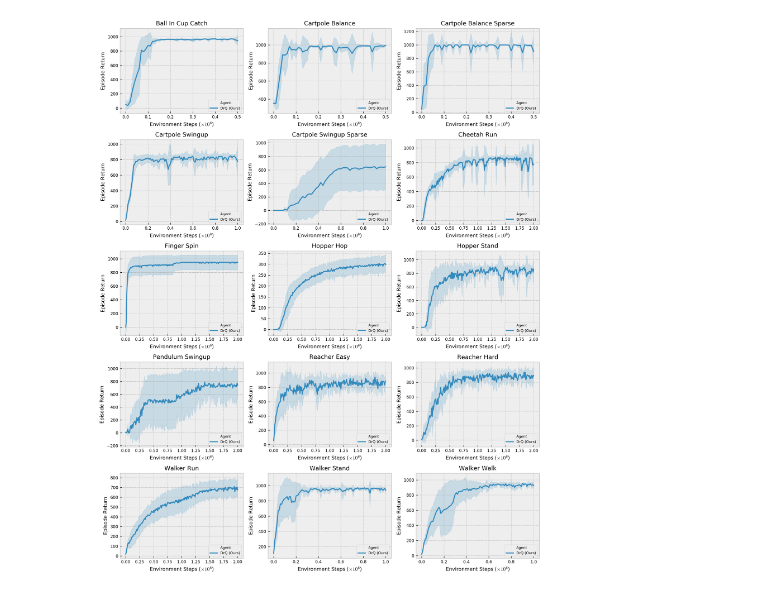
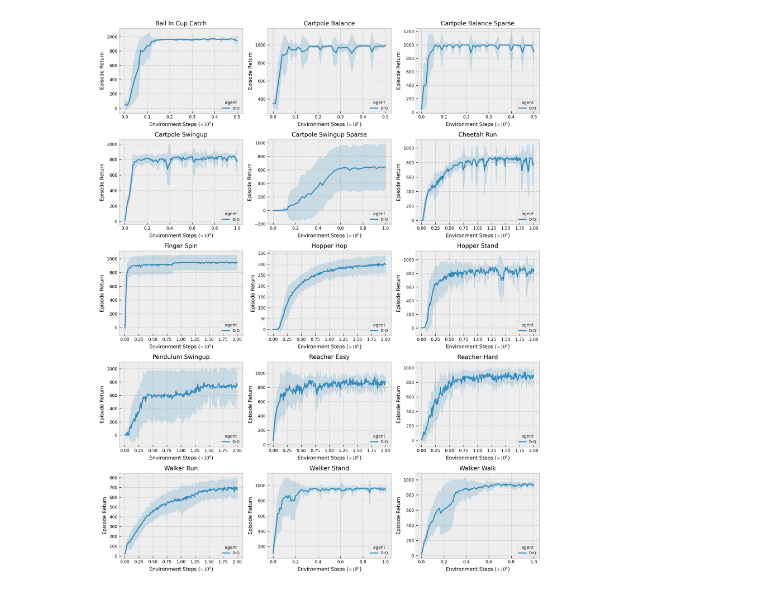
Before and after one commit to denisyarats/drq, a Jupyter notebook: data/dmc_dreamer_bench.ipynb, the cells around one changed output. Drawn from its saved outputs; the diff is of its cells as text; code cells hidden in the pictures.

```diff
--- a/data/dmc_dreamer_bench.ipynb
+++ b/data/dmc_dreamer_bench.ipynb
@@ -24,24 +24,7 @@ plt.rcParams['figure.facecolor'] = '#FFFFFF'
 # %%
 df = pd.read_csv('dmc_dreamer_bench.csv')
 # %%
-envs = sorted([
-    'cartpole_balance',
-    'cartpole_balance_sparse',
-    'cartpole_swingup',
-    'cartpole_swingup_sparse',
-    'cheetah_run',
-    'ball_in_cup_catch',
-    'finger_spin',
-    'hopper_hop',
-    'hopper_stand',
-    'pendulum_swingup',
-    'reacher_easy',
-    'reacher_hard',
-    'walker_run',
-    'walker_stand',
-    'walker_walk',
-])
-
+envs = sorted(df['env'].unique())
 
 env_names = dict()
 for env in envs:
@@ -65,33 +48,33 @@ cutoff = {
     'walker_stand': 1000,
     'walker_walk': 1000
 }
 
 
 
 ncol = 3
 nrow = (len(envs) + ncol - 1) // ncol
 
 fig, axs = plt.subplots(nrow, ncol, figsize=(4 * ncol, 3 * nrow))
 
-df['true_step'] = df['episode'] / 1000.
+df['scaled_step'] = df['step'] / 1000000.
 
 
 for idx, env in enumerate(envs):
     data = df[df['env'] == env]
     data = data[data['episode'] <= cutoff[env]]
     row = idx // ncol
     col = idx % ncol
     ax = axs[row, col]
-    sns.lineplot(x='true_step', y='episode_reward', data=data, ci='sd', hue='Agent', ax=ax)
+    sns.lineplot(x='scaled_step', y='episode_reward', data=data, ci='sd', hue='agent', ax=ax)
     ax.set_xlabel('Environment Steps ($\\times 10^6%$)')
     ax.set_ylabel('Episode Return')
     ax.set_title(f'{env_names[env]}')
 
 
 
 
 
 plt.tight_layout()
 plt.show()
 # %% [output]
-[figure, old version]
+[figure, new version]
```
Also changed, not shown: 2 other files.
